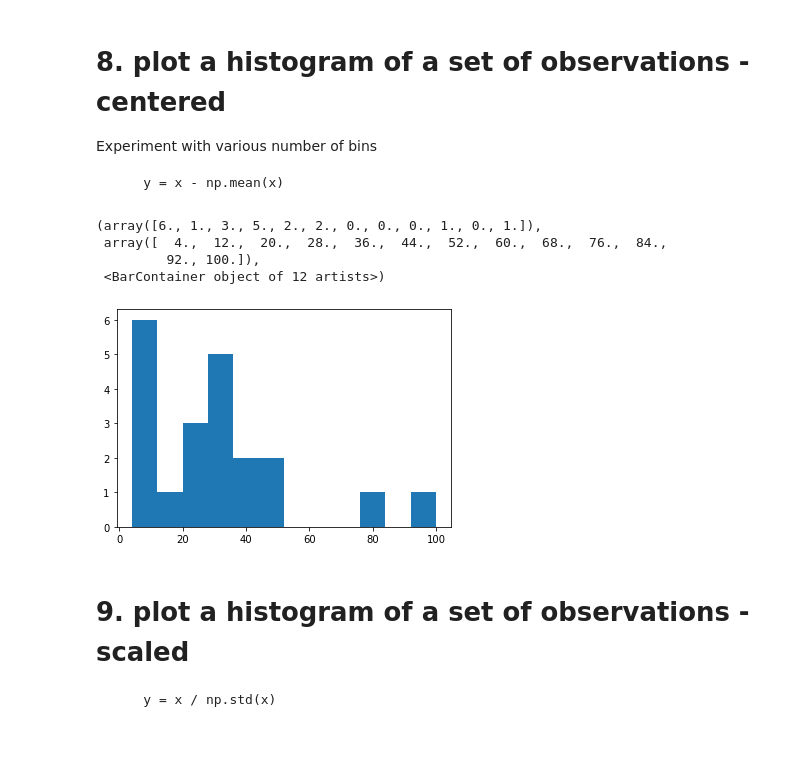
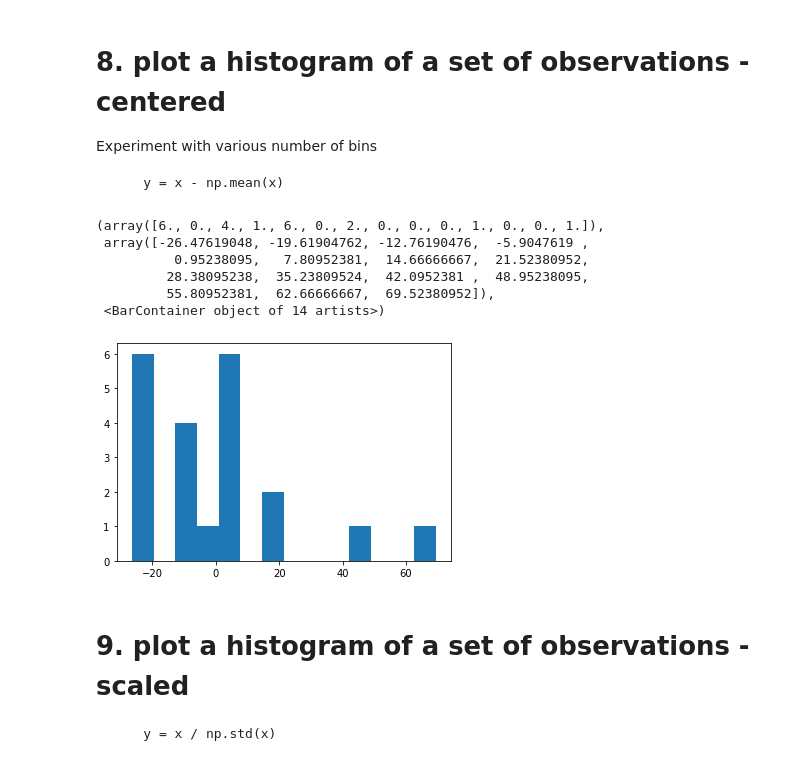
Before and after one commit to mhac009/Institute_of_Data, a Jupyter notebook: Labs/Module_1/Lab 1.1.4 Statistics - part 2 Lab.ipynb, the cells around one changed output. Drawn from its saved outputs; the diff is of its cells as text; code cells hidden in the pictures.

```diff
--- a/Labs/Module_1/Lab 1.1.4 Statistics - part 2 Lab.ipynb
+++ b/Labs/Module_1/Lab 1.1.4 Statistics - part 2 Lab.ipynb
@@ -197,14 +201,17 @@ Experiment with various number of bins
 # %%
 # plot a histogram of a set of observations - centered
 # experiment with various number of bins
 x = [21,22,23,4,5,6,77,8,9,10,31,32,33,34,35,36,37,18,49,50,100]
-plt.hist(x, bins = 12)
+y = x - np.mean(x)
+plt.hist(y, bins = 14)
 # %% [output]
-(array([6., 1., 3., 5., 2., 2., 0., 0., 0., 1., 0., 1.]),
- array([  4.,  12.,  20.,  28.,  36.,  44.,  52.,  60.,  68.,  76.,  84.,
-         92., 100.]),
- <BarContainer object of 12 artists>)
+(array([6., 0., 4., 1., 6., 0., 2., 0., 0., 0., 1., 0., 0., 1.]),
+ array([-26.47619048, -19.61904762, -12.76190476,  -5.9047619 ,
+          0.95238095,   7.80952381,  14.66666667,  21.52380952,
+         28.38095238,  35.23809524,  42.0952381 ,  48.95238095,
+         55.80952381,  62.66666667,  69.52380952]),
+ <BarContainer object of 14 artists>)
-[figure, old version]
+[figure, new version]
 # %% [markdown]
 # 9. plot a histogram of a set of observations - scaled
 
```
Also changed, not shown: parts of 4 cells of this notebook, 2 other files.
